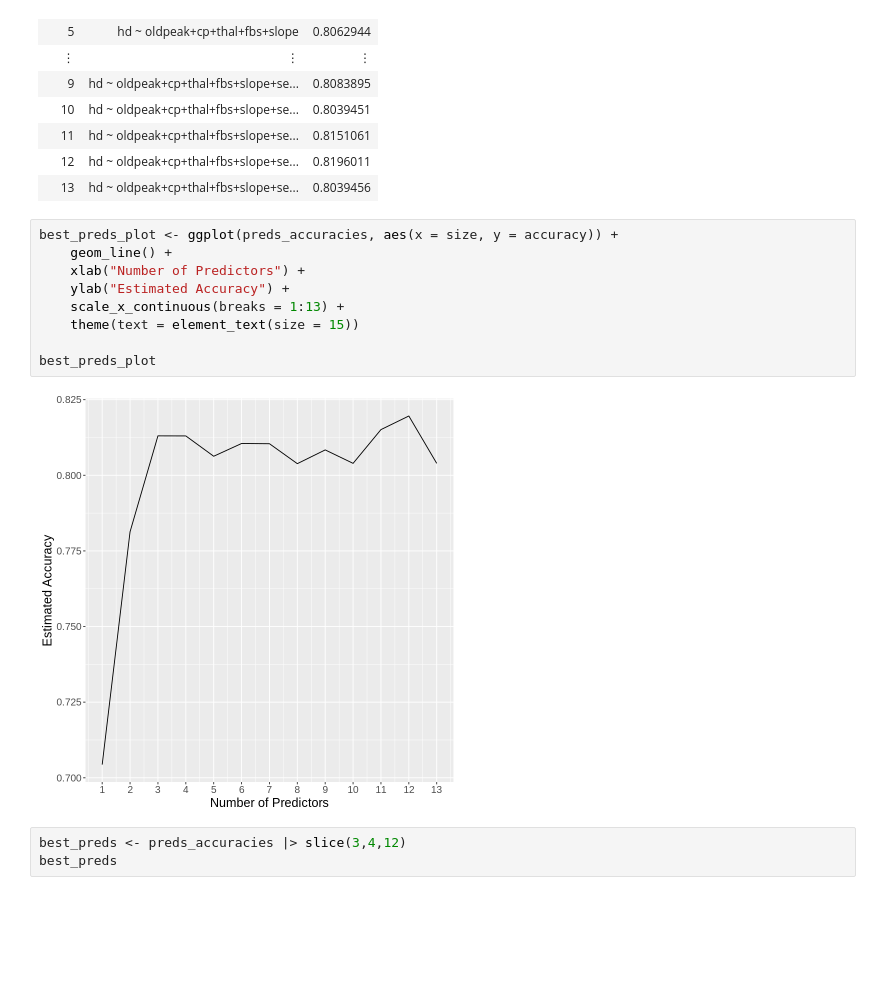
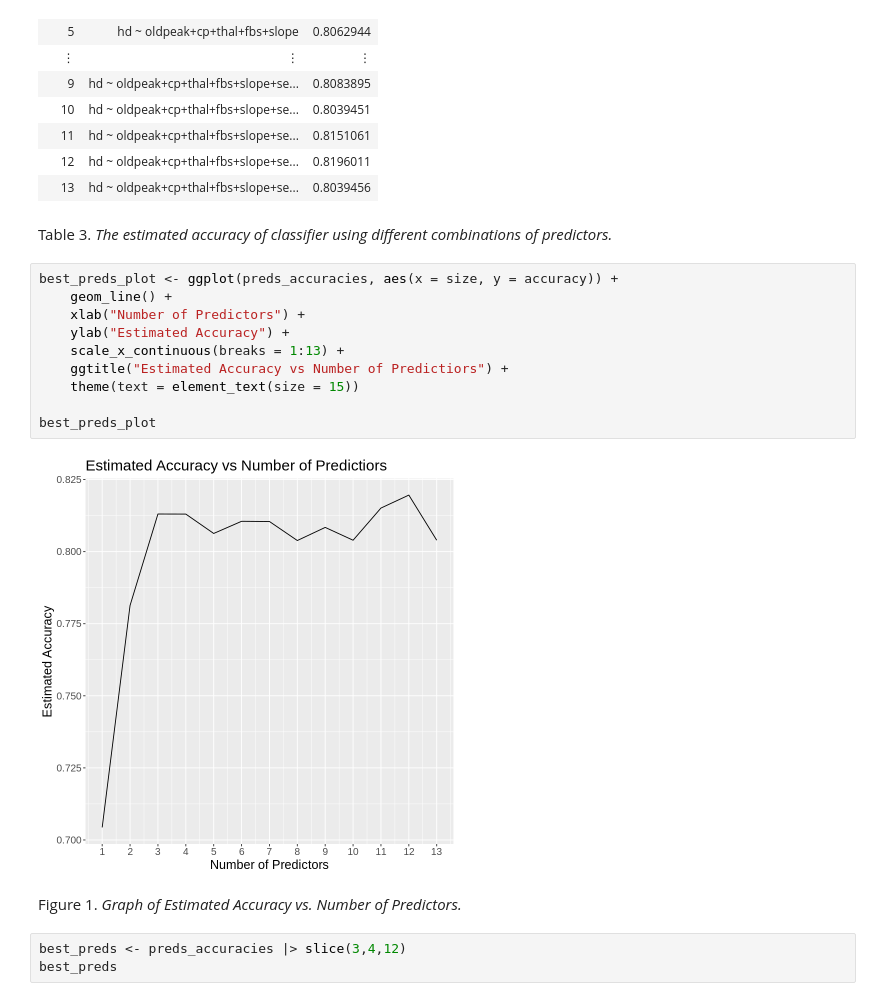
Before and after one commit to xenshreyas/Heart-Disease-Analysis, a Jupyter notebook: heart_data_analysis.ipynb, the cells around one changed output. Cells and saved outputs as stored; diff of their text form; blank space fills up the shorter version.

Commit message:
(semi)final
Fixed typos, added images, added references to those images, removed all unnecessary information. Word count is now 2023 (approved by Izzy).

```diff
--- a/heart_data_analysis.ipynb
+++ b/heart_data_analysis.ipynb
@@ -238,17 +218,22 @@ A tibble: 13 × 3
 | 11 | hd ~ oldpeak+cp+thal+fbs+slope+se... | 0.8151061 |
 | 12 | hd ~ oldpeak+cp+thal+fbs+slope+se... | 0.8196011 |
 | 13 | hd ~ oldpeak+cp+thal+fbs+slope+se... | 0.8039456 |
+# %% [markdown]
+Table 3. _The estimated accuracy of classifier using different combinations of predictors._
 # %%
 best_preds_plot <- ggplot(preds_accuracies, aes(x = size, y = accuracy)) +
     geom_line() +
     xlab("Number of Predictors") +
     ylab("Estimated Accuracy") +
     scale_x_continuous(breaks = 1:13) +
+    ggtitle("Estimated Accuracy vs Number of Predictiors") +
     theme(text = element_text(size = 15))
 
 best_preds_plot
 # %% [output]
-[figure, old version]
+[figure, new version]
+# %% [markdown]
+Figure 1. _Graph of Estimated Accuracy vs. Number of Predictors._
 # %%
 best_preds <- preds_accuracies |> slice(3,4,12)
 best_preds
```
Also changed, not shown: parts of 39 cells of this notebook.
